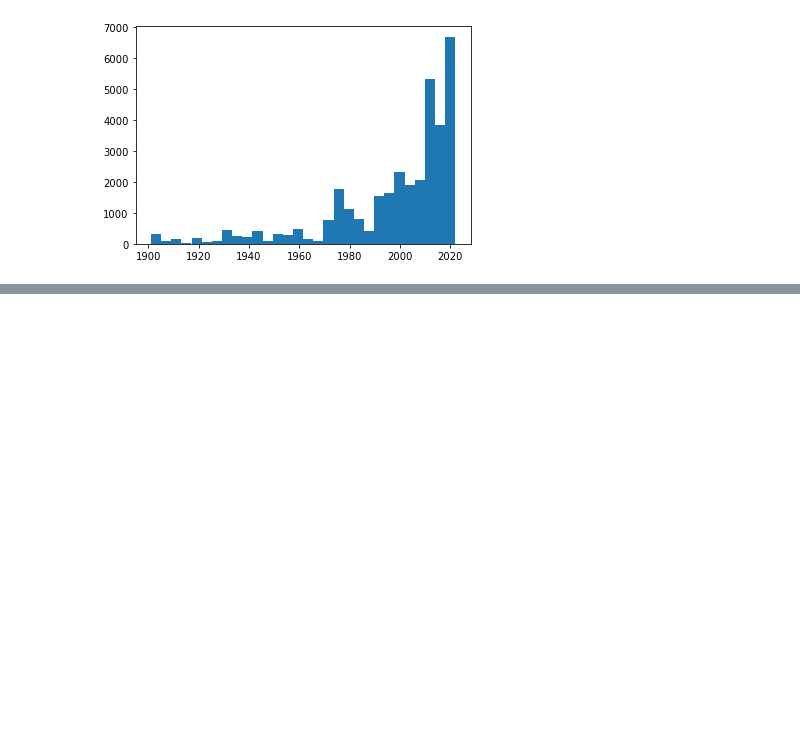
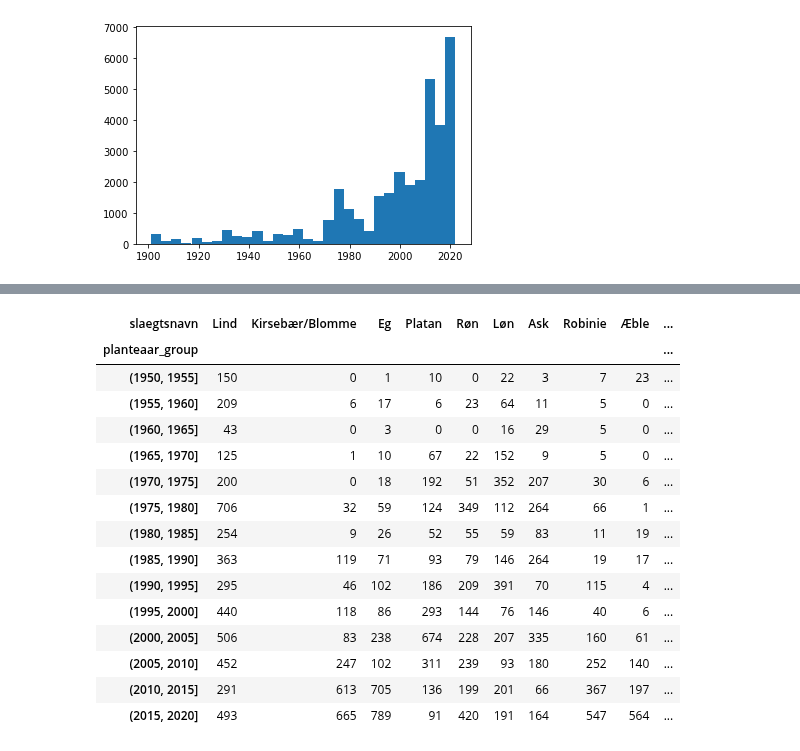
Before and after one commit to Ljoerring/Social-Data-Project, a Jupyter notebook: Gode_plots.ipynb, the cells around one changed output, grey strips where cells are left out. Saved outputs shown, nothing was run; the diff lists cells and outputs as text; code cells hidden in the pictures; blank space fills up the shorter version.

```diff
--- a/Gode_plots.ipynb
+++ b/Gode_plots.ipynb
@@ -38,0 +103,20 @@ plt.hist(df["planteaar"], bins = 30)
+# %%
+table = table[tree_sort]
+table
+# %% [output]
+| slaegtsnavn | Lind | Kirsebær/Blomme | Eg | Platan | Røn | Løn | Ask | Robinie | Æble | ... |
+| planteaar_group |  |  |  |  |  |  |  |  |  | ... |
+| (1950, 1955] | 150 | 0 | 1 | 10 | 0 | 22 | 3 | 7 | 23 | ... |
+| (1955, 1960] | 209 | 6 | 17 | 6 | 23 | 64 | 11 | 5 | 0 | ... |
+| (1960, 1965] | 43 | 0 | 3 | 0 | 0 | 16 | 29 | 5 | 0 | ... |
+| (1965, 1970] | 125 | 1 | 10 | 67 | 22 | 152 | 9 | 5 | 0 | ... |
+| (1970, 1975] | 200 | 0 | 18 | 192 | 51 | 352 | 207 | 30 | 6 | ... |
+| (1975, 1980] | 706 | 32 | 59 | 124 | 349 | 112 | 264 | 66 | 1 | ... |
+| (1980, 1985] | 254 | 9 | 26 | 52 | 55 | 59 | 83 | 11 | 19 | ... |
+| (1985, 1990] | 363 | 119 | 71 | 93 | 79 | 146 | 264 | 19 | 17 | ... |
+| (1990, 1995] | 295 | 46 | 102 | 186 | 209 | 391 | 70 | 115 | 4 | ... |
+| (1995, 2000] | 440 | 118 | 86 | 293 | 144 | 76 | 146 | 40 | 6 | ... |
+| (2000, 2005] | 506 | 83 | 238 | 674 | 228 | 207 | 335 | 160 | 61 | ... |
+| (2005, 2010] | 452 | 247 | 102 | 311 | 239 | 93 | 180 | 252 | 140 | ... |
+| (2010, 2015] | 291 | 613 | 705 | 136 | 199 | 201 | 66 | 367 | 197 | ... |
+| (2015, 2020] | 493 | 665 | 789 | 91 | 420 | 191 | 164 | 547 | 564 | ... |
```
Also changed, not shown: parts of 16 cells of this notebook, 1 other file.
